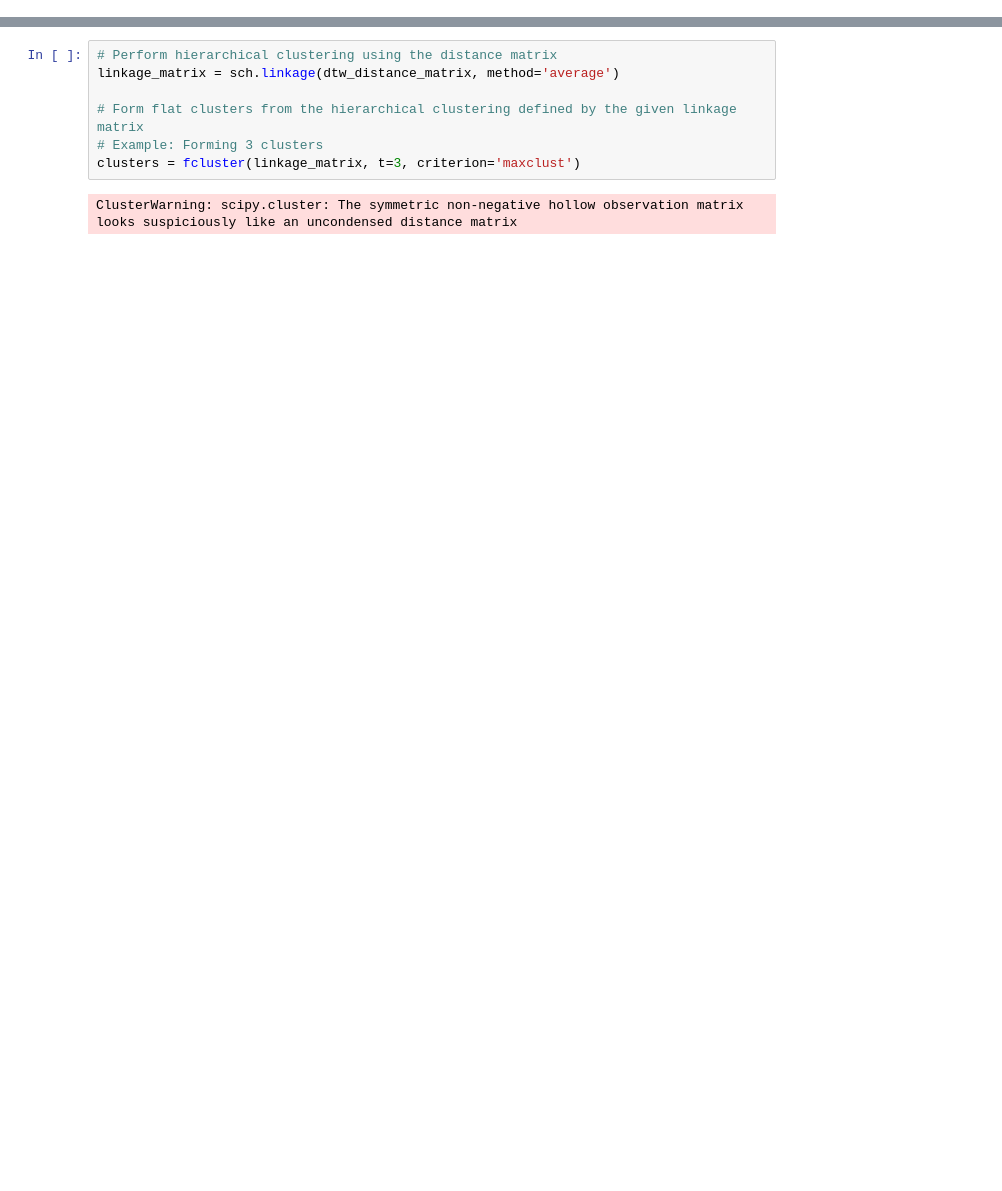
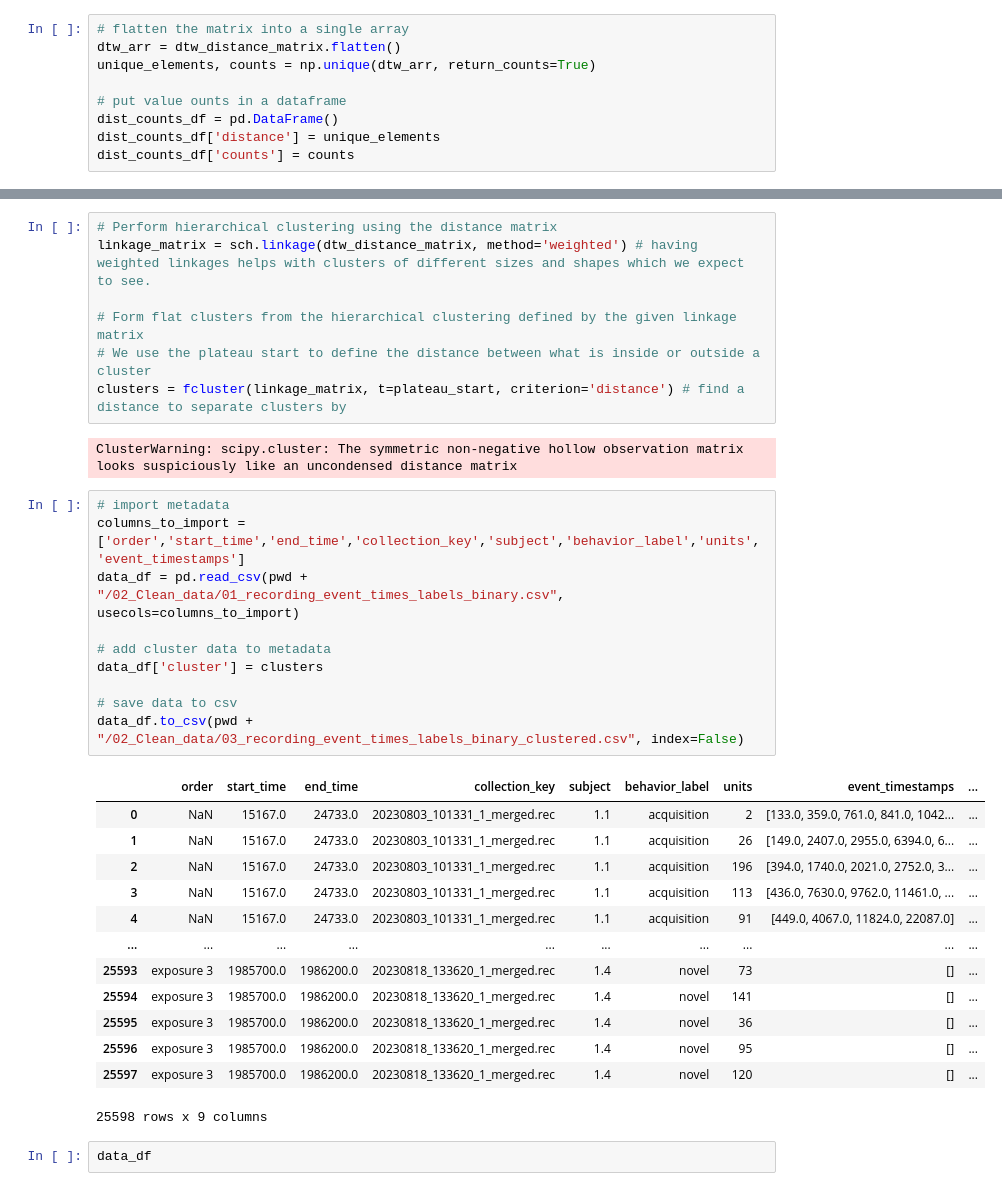
Before and after one commit to ChristopherMarais/cmarais_neuro, a Jupyter notebook: 03_Scripts/02_Clustering.ipynb, the cells around one changed output, grey strips where cells are left out. Drawn from its saved outputs; the diff is of its cells as text; blank space fills up the shorter version.

Commit message:
optimized clustering

```diff
--- a/03_Scripts/02_Clustering.ipynb
+++ b/03_Scripts/02_Clustering.ipynb
@@ -13,3 +14,12 @@ pwd = os.path.dirname(cwd)
 # %%
 # Load the data
 dtw_distance_matrix = np.load(pwd + "/02_Clean_data/02_dtw_distance_matrix.npy")
+# %%
+# flatten the matrix into a single array
+dtw_arr = dtw_distance_matrix.flatten()
+unique_elements, counts = np.unique(dtw_arr, return_counts=True)
+
+# put value ounts in a dataframe
+dist_counts_df = pd.DataFrame()
+dist_counts_df['distance'] = unique_elements
+dist_counts_df['counts'] = counts
@@ -16,9 +117,35 @@ dtw_distance_matrix = np.load(pwd + "/02_Clean_data/02_dtw_distance_matrix.npy")
 # %%
 # Perform hierarchical clustering using the distance matrix
-linkage_matrix = sch.linkage(dtw_distance_matrix, method='average')
+linkage_matrix = sch.linkage(dtw_distance_matrix, method='weighted') # having weighted linkages helps with clusters of different sizes and shapes which we expect to see.
 
 # Form flat clusters from the hierarchical clustering defined by the given linkage matrix
-# Example: Forming 3 clusters
-clusters = fcluster(linkage_matrix, t=3, criterion='maxclust')
+# We use the plateau start to define the distance between what is inside or outside a cluster
+clusters = fcluster(linkage_matrix, t=plateau_start, criterion='distance') # find a distance to separate clusters by
 # %% [output]
 ClusterWarning: scipy.cluster: The symmetric non-negative hollow observation matrix looks suspiciously like an uncondensed distance matrix
+# %%
+# import metadata
+columns_to_import = ['order','start_time','end_time','collection_key','subject','behavior_label','units','event_timestamps']
+data_df = pd.read_csv(pwd + "/02_Clean_data/01_recording_event_times_labels_binary.csv", usecols=columns_to_import)
+
+# add cluster data to metadata
+data_df['cluster'] = clusters
+
+# save data to csv
+data_df.to_csv(pwd + "/02_Clean_data/03_recording_event_times_labels_binary_clustered.csv", index=False)
+# %% [output]
+|  | order | start_time | end_time | collection_key | subject | behavior_label | units | event_timestamps | ... |
+| 0 | NaN | 15167.0 | 24733.0 | 20230803_101331_1_merged.rec | 1.1 | acquisition | 2 | [133.0, 359.0, 761.0, 841.0, 1042... | ... |
+| 1 | NaN | 15167.0 | 24733.0 | 20230803_101331_1_merged.rec | 1.1 | acquisition | 26 | [149.0, 2407.0, 2955.0, 6394.0, 6... | ... |
+| 2 | NaN | 15167.0 | 24733.0 | 20230803_101331_1_merged.rec | 1.1 | acquisition | 196 | [394.0, 1740.0, 2021.0, 2752.0, 3... | ... |
+| 3 | NaN | 15167.0 | 24733.0 | 20230803_101331_1_merged.rec | 1.1 | acquisition | 113 | [436.0, 7630.0, 9762.0, 11461.0, ... | ... |
+| 4 | NaN | 15167.0 | 24733.0 | 20230803_101331_1_merged.rec | 1.1 | acquisition | 91 | [449.0, 4067.0, 11824.0, 22087.0] | ... |
+| ... | ... | ... | ... | ... | ... | ... | ... | ... | ... |
+| 25593 | exposure 3 | 1985700.0 | 1986200.0 | 20230818_133620_1_merged.rec | 1.4 | novel | 73 | [] | ... |
+| 25594 | exposure 3 | 1985700.0 | 1986200.0 | 20230818_133620_1_merged.rec | 1.4 | novel | 141 | [] | ... |
+| 25595 | exposure 3 | 1985700.0 | 1986200.0 | 20230818_133620_1_merged.rec | 1.4 | novel | 36 | [] | ... |
+| 25596 | exposure 3 | 1985700.0 | 1986200.0 | 20230818_133620_1_merged.rec | 1.4 | novel | 95 | [] | ... |
+| 25597 | exposure 3 | 1985700.0 | 1986200.0 | 20230818_133620_1_merged.rec | 1.4 | novel | 120 | [] | ... |
+25598 rows x 9 columns
+# %%
+data_df
```
Also changed, not shown: parts of 3 cells of this notebook, 1 other file.
